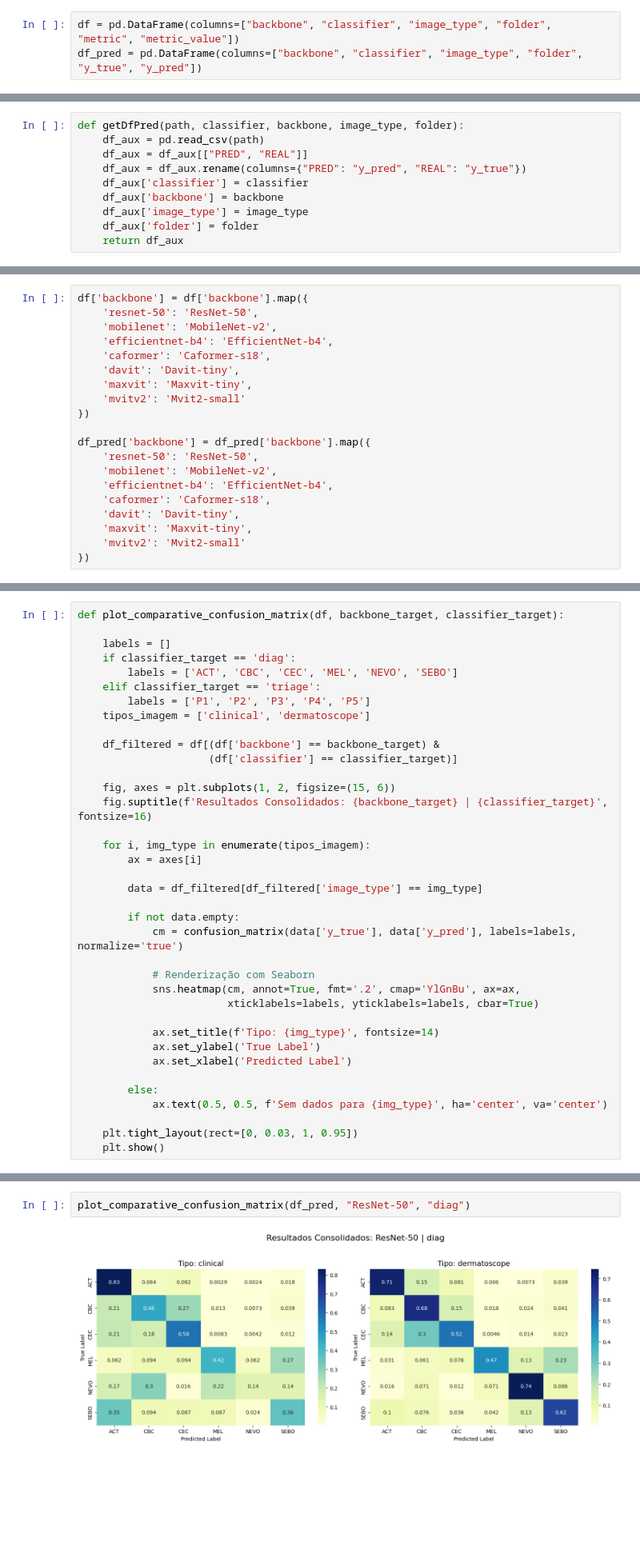
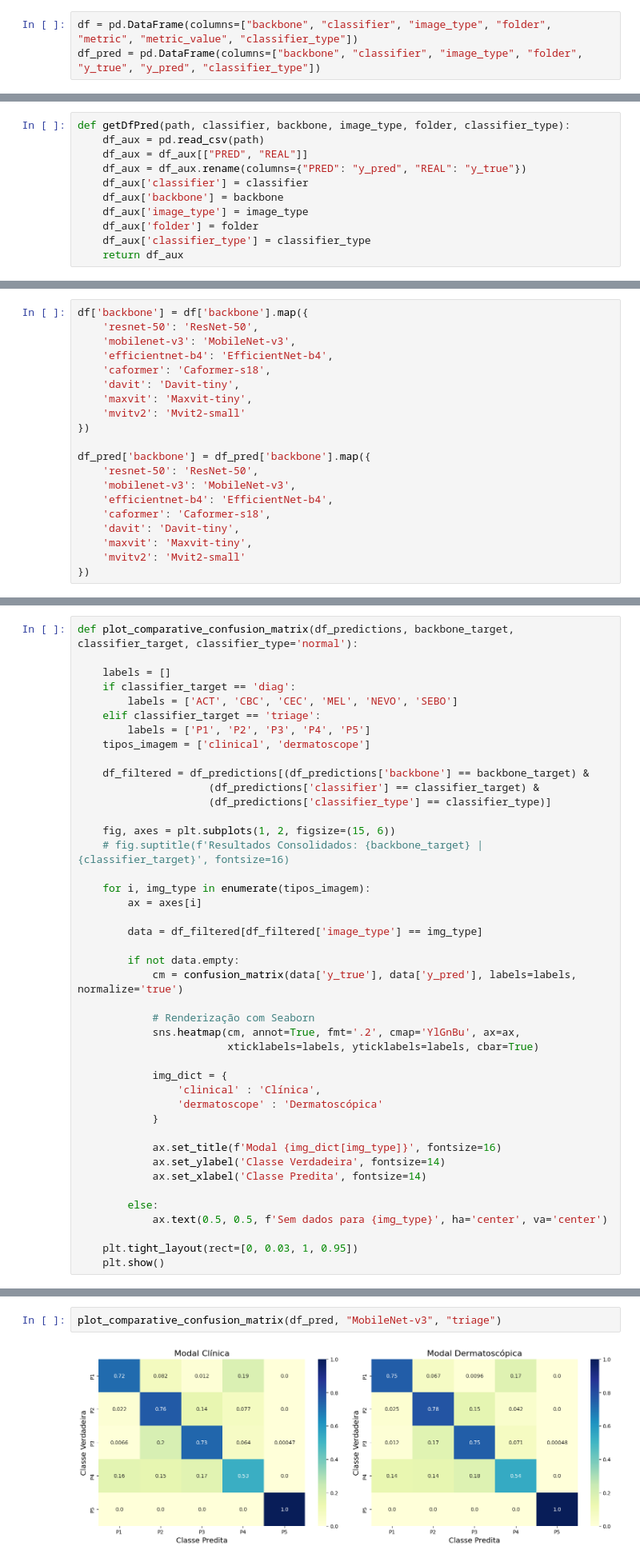
Before and after one commit to e-magesk/pipeline-IA-TCC, a Jupyter notebook: postprocess/postprocess_results.ipynb, the cells around one changed output, grey strips where cells are left out. Shown at 80% size. Drawn from its saved outputs; the diff is of its cells as text; blank space fills up the shorter version.

```diff
--- a/postprocess/postprocess_results.ipynb
+++ b/postprocess/postprocess_results.ipynb
@@ -38,8 +44,8 @@ IndexError: list index out of range
 # %% [markdown]
 ## Getting metrics
 # %%
-df = pd.DataFrame(columns=["backbone", "classifier", "image_type", "folder", "metric", "metric_value"])
-df_pred = pd.DataFrame(columns=["backbone", "classifier", "image_type", "folder", "y_true", "y_pred"])
+df = pd.DataFrame(columns=["backbone", "classifier", "image_type", "folder", "metric", "metric_value", "classifier_type"])
+df_pred = pd.DataFrame(columns=["backbone", "classifier", "image_type", "folder", "y_true", "y_pred", "classifier_type"])
 # %%
 def getMetrics(path):
     with open(path, "r") as f:
@@ -61,7 +67,7 @@ def getMetrics(path):
 
         return [('acc', acc), ('bacc', bacc), ('f1_macro', f1_macro), ('auc', auc)]
 # %%
-def getDfPred(path, classifier, backbone, image_type, folder):
+def getDfPred(path, classifier, backbone, image_type, folder, classifier_type):
     df_aux = pd.read_csv(path)
     df_aux = df_aux[["PRED", "REAL"]]
     df_aux = df_aux.rename(columns={"PRED": "y_pred", "REAL": "y_true"})
@@ -69,6 +75,7 @@ def getDfPred(path, classifier, backbone, image_type, folder):
     df_aux['backbone'] = backbone
     df_aux['image_type'] = image_type
     df_aux['folder'] = folder
+    df_aux['classifier_type'] = classifier_type
     return df_aux
 # %%
 base_path = '../'
@@ -111,7 +148,7 @@ FileNotFoundError: [Errno 2] No such file or directory: '../results_diag_clinica
 # %%
 df['backbone'] = df['backbone'].map({
     'resnet-50': 'ResNet-50',
-    'mobilenet': 'MobileNet-v2',
+    'mobilenet-v3': 'MobileNet-v3',
     'efficientnet-b4': 'EfficientNet-b4',
     'caformer': 'Caformer-s18',
     'davit': 'Davit-tiny',
@@ -121,7 +158,7 @@ df['backbone'] = df['backbone'].map({
 
 df_pred['backbone'] = df_pred['backbone'].map({
     'resnet-50': 'ResNet-50',
-    'mobilenet': 'MobileNet-v2',
+    'mobilenet-v3': 'MobileNet-v3',
     'efficientnet-b4': 'EfficientNet-b4',
     'caformer': 'Caformer-s18',
     'davit': 'Davit-tiny',
@@ -294,7 +411,7 @@ Arquivo salvo com sucesso em: tabelas_train_both.txt
 # %% [markdown]
 ### Confusion Matrix
 # %%
-def plot_comparative_confusion_matrix(df, backbone_target, classifier_target):
+def plot_comparative_confusion_matrix(df_predictions, backbone_target, classifier_target, classifier_type='normal'):
 
     labels = []
     if classifier_target == 'diag':
@@ -303,11 +420,12 @@ def plot_comparative_confusion_matrix(df, backbone_target, classifier_target):
         labels = ['P1', 'P2', 'P3', 'P4', 'P5']
     tipos_imagem = ['clinical', 'dermatoscope']
 
-    df_filtered = df[(df['backbone'] == backbone_target) &
-                     (df['classifier'] == classifier_target)]
+    df_filtered = df_predictions[(df_predictions['backbone'] == backbone_target) &
+                     (df_predictions['classifier'] == classifier_target) &
+                     (df_predictions['classifier_type'] == classifier_type)]
 
     fig, axes = plt.subplots(1, 2, figsize=(15, 6))
-    fig.suptitle(f'Resultados Consolidados: {backbone_target} | {classifier_target}', fontsize=16)
+    # fig.suptitle(f'Resultados Consolidados: {backbone_target} | {classifier_target}', fontsize=16)
 
     for i, img_type in enumerate(tipos_imagem):
         ax = axes[i]
@@ -321,9 +439,14 @@ def plot_comparative_confusion_matrix(df, backbone_target, classifier_target):
             sns.heatmap(cm, annot=True, fmt='.2', cmap='YlGnBu', ax=ax,
                         xticklabels=labels, yticklabels=labels, cbar=True)
 
-            ax.set_title(f'Tipo: {img_type}', fontsize=14)
-            ax.set_ylabel('True Label')
-            ax.set_xlabel('Predicted Label')
+            img_dict = {
+                'clinical' : 'Clínica',
+                'dermatoscope' : 'Dermatoscópica'
+            }
+
+            ax.set_title(f'Modal {img_dict[img_type]}', fontsize=16)
+            ax.set_ylabel('Classe Verdadeira', fontsize=14)
+            ax.set_xlabel('Classe Predita', fontsize=14)
 
         else:
             ax.text(0.5, 0.5, f'Sem dados para {img_type}', ha='center', va='center')
@@ -333,6 +456,6 @@ def plot_comparative_confusion_matrix(df, backbone_target, classifier_target):
 # %% [markdown]
 #### Resnet-50
 # %%
-plot_comparative_confusion_matrix(df_pred, "ResNet-50", "diag")
+plot_comparative_confusion_matrix(df_pred, "MobileNet-v3", "triage")
 # %% [output]
-[figure, old version]
+[figure, new version]
```
Also changed, not shown: parts of 19 cells of this notebook, 10 other files.
